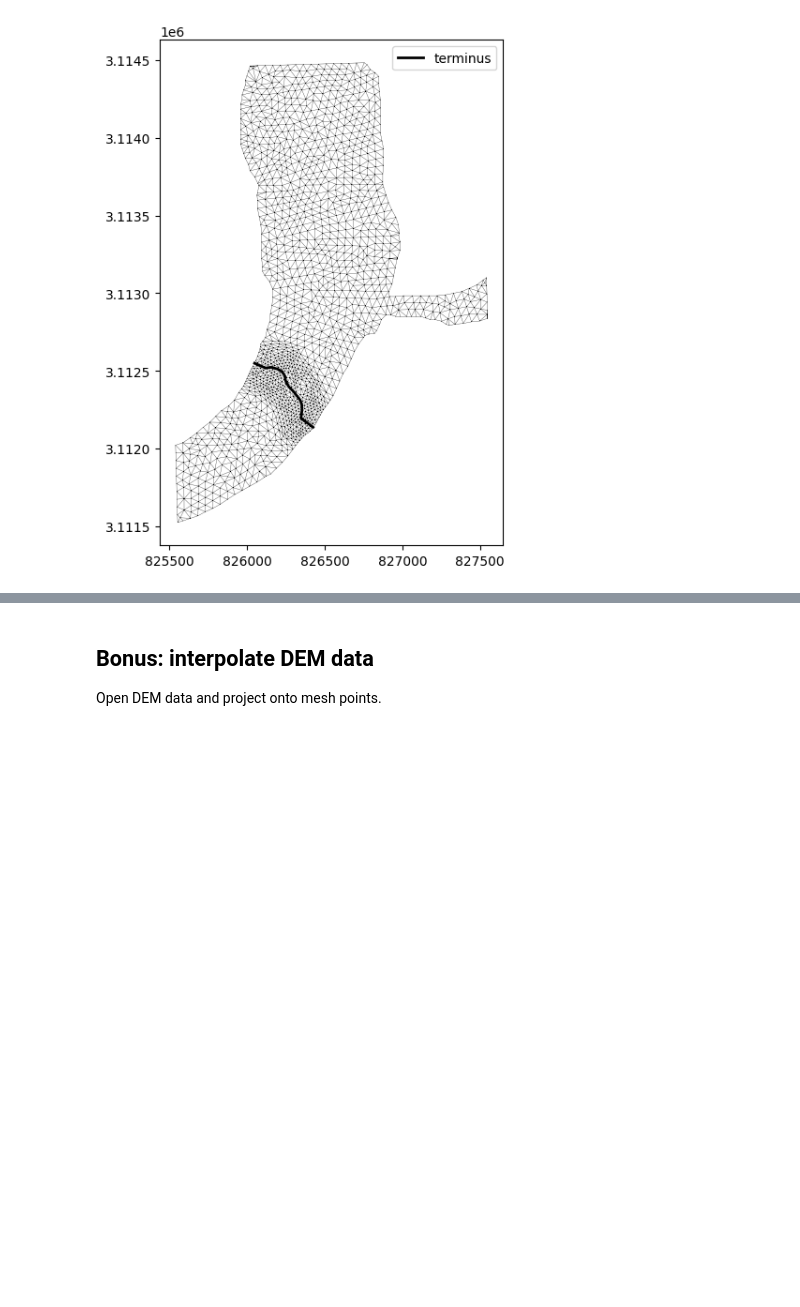
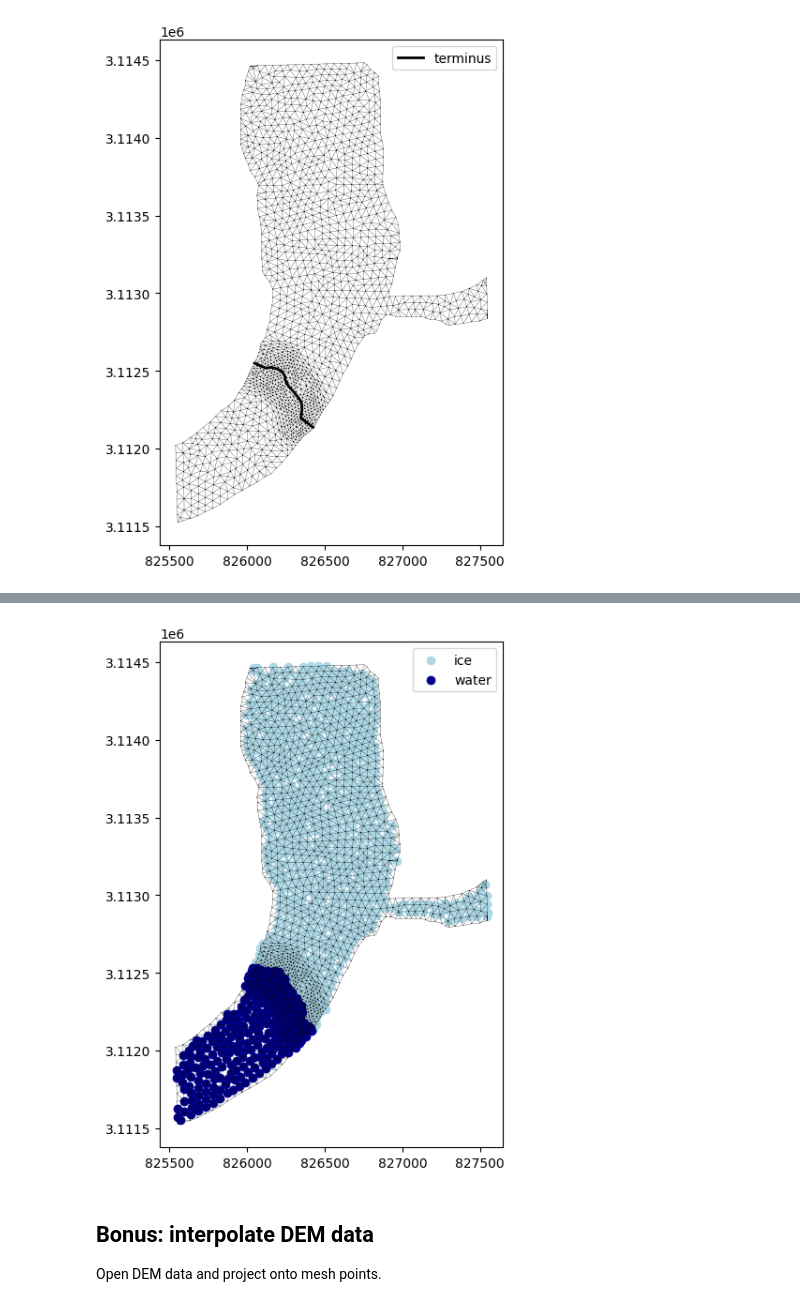
Before and after one commit to chrismiele/glimmer, a Jupyter notebook: issm/mesh_luggye.ipynb, the cells around one changed output, grey strips where cells are left out. Saved outputs shown, nothing was run; the diff lists cells and outputs as text; code cells hidden in the pictures; blank space fills up the shorter version.

```diff
--- a/issm/mesh_luggye.ipynb
+++ b/issm/mesh_luggye.ipynb
@@ -68,14 +68,22 @@ terminus = terminus_gdf.iloc[0]
 contours = expread(exp_dir + '/DomainOutline_20260126_162319.exp')
 Ω = Polygon(zip(contours[0]['x'], contours[0]['y'])) #the domain outline
 
-def extend(linestring, polygon): #this function takes a linestring and extends either endpoint to the encompassing polygon
-    p_0, p_n = Point(linestring.coords[0]), Point(linestring.coords[-1]) #identify the endpoints of the linestring
-    if Ω.covers(linestring):
-        Ω_0, Ω_n = nearest_points(p_0, Ω.exterior)[1], nearest_points(p_n, Ω.exterior)[1] #find the nearest points on Ω
-        coords = [(Ω_0.x, Ω_0.y), *list(linestring.coords), (Ω_n.x, Ω_n.y)] #incorporate as new linestring coords
-        return LineString(coords)
-    else:
-        print('LineString extends beyond meshed domain. Consider trimming instead')
+def extend(linestring, polygon, ε = 1e-10): #this function takes a linestring and extends either endpoint to the encompassing polygon
+
+    if not polygon.covers(linestring):
+        print('LineString extends beyond meshed domain. Consider trimming instead.')
+        return linestring
+
+    p_0, p_n = Point(linestring.coords[0]), Point(linestring.coords[-1])
+    Ω_0, Ω_n = nearest_points(p_0, polygon.boundary)[1], nearest_points(p_n, polygon.boundary)[1] #find the nearest points on Ω
+    p_0, p_n = np.asarray(p_0.coords), np.asarray(p_n.coords)
+    Ω_0, Ω_n = np.asarray(Ω_0.coords), np.asarray(Ω_n.coords)
+    d_0, d_n = (Ω_0 - p_0)/np.linalg.norm(Ω_0 - p_0), (Ω_n - p_n)/np.linalg.norm(Ω_n - p_n)
+    Ω_0, Ω_n = Ω_0 + ε*d_0, Ω_n + ε*d_n #and extend slightly beyond the boundary
+
+    coords = [(Point(Ω_0).x, Point(Ω_0).y), *list(linestring.coords), (Point(Ω_n).x, Point(Ω_n).y)] #incorporate as new linestring coords
+    return LineString(coords)
+
 terminus = extend(terminus, Ω)
 # %%
 mx, my = md.mesh.x, md.mesh.y
@@ -114,3 +126,21 @@ plt.show()
+# %%
+parts = split(Ω, terminus)
+Ω_1, Ω_2 = parts.geoms
+
+ice_mask = contains(Ω_1, mx, my)
+lake_mask = contains(Ω_2, mx, my)
+md.mask.ice_mask = ice_mask.copy()
+md.mask.ocean_mask = lake_mask.copy()
+
+fig, ax = plt.subplots(figsize = (7, 7))
+ax.scatter(mx[ice_mask], my[ice_mask], color = 'lightblue', label = 'ice')
+ax.scatter(mx[lake_mask], my[lake_mask], color = 'darkblue', label = 'water')
+ax.triplot(mx, my, elts, linewidth=0.2, color='k')
+plt.legend()
+ax.set_aspect('equal')
+plt.show()
+# %% [output]
+[figure, added]
 # %% [markdown]
 ## Bonus: interpolate DEM data
 
```
Also changed, not shown: parts of 2 cells of this notebook.
